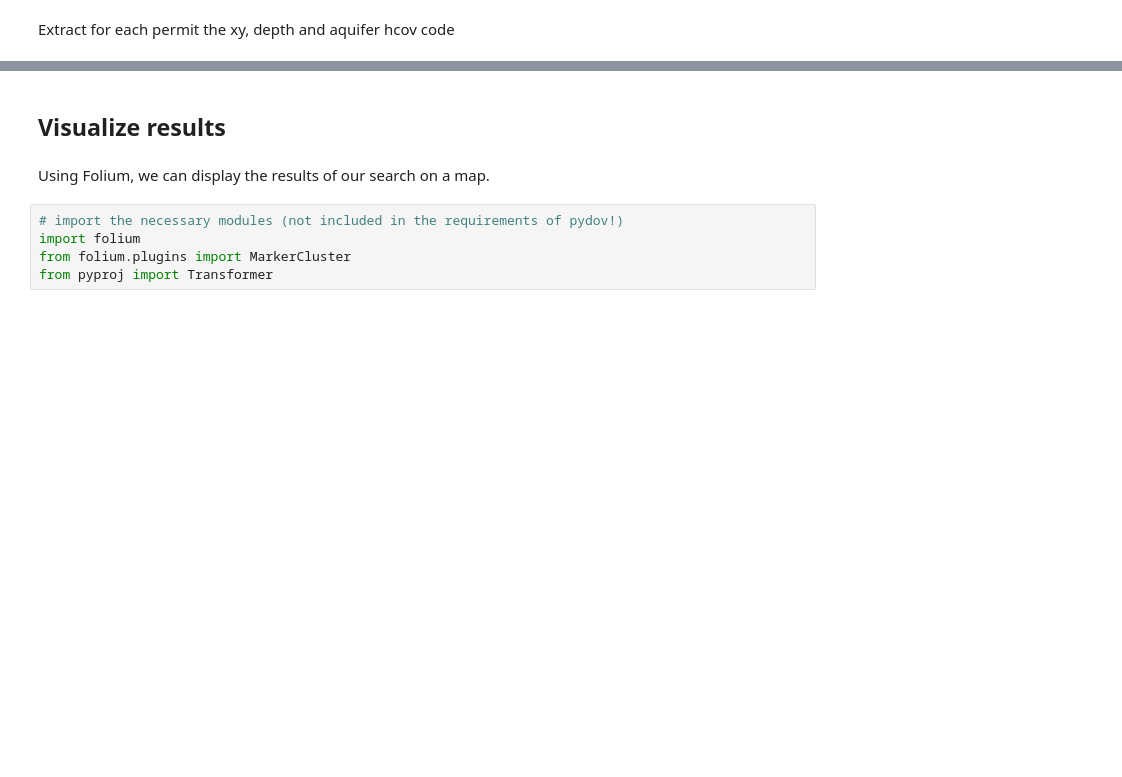
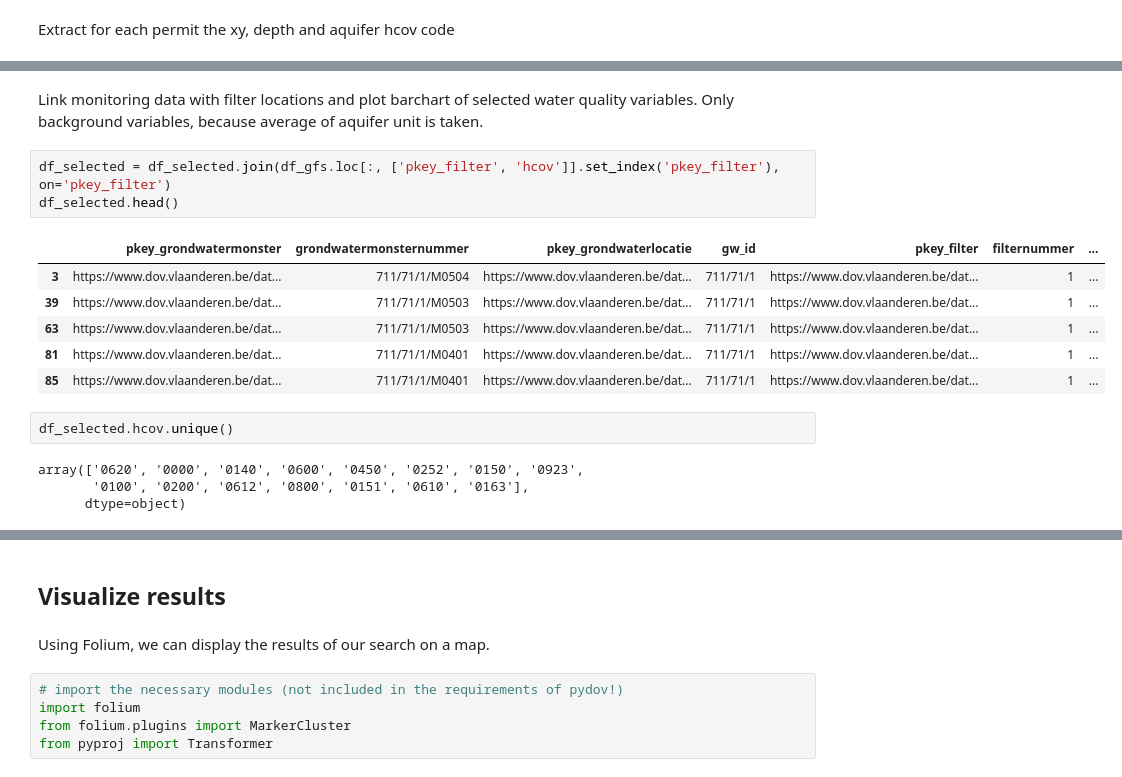
Before and after one commit to DOV-Vlaanderen/pydov, a Jupyter notebook: docs/notebooks/search_gw_permits.ipynb, the cells around one changed output, grey strips where cells are left out. Saved outputs shown, nothing was run; the diff lists cells and outputs as text; blank space fills up the shorter version.

```diff
--- a/docs/notebooks/search_gw_permits.ipynb
+++ b/docs/notebooks/search_gw_permits.ipynb
@@ -284,0 +341,18 @@ df_gfs['hcov'] = [str(x)[:4] for x in df_gfs['aquifer']]
+# %% [markdown]
+Link monitoring data with filter locations and plot barchart of selected water quality variables. Only background variables, because average of aquifer unit is taken.
+# %%
+df_selected = df_selected.join(df_gfs.loc[:, ['pkey_filter', 'hcov']].set_index('pkey_filter'), on='pkey_filter')
+df_selected.head()
+# %% [output]
+|  | pkey_grondwatermonster | grondwatermonsternummer | pkey_grondwaterlocatie | gw_id | pkey_filter | filternummer | ... |
+| 3 | https://www.dov.vlaanderen.be/dat... | 711/71/1/M0504 | https://www.dov.vlaanderen.be/dat... | 711/71/1 | https://www.dov.vlaanderen.be/dat... | 1 | ... |
+| 39 | https://www.dov.vlaanderen.be/dat... | 711/71/1/M0503 | https://www.dov.vlaanderen.be/dat... | 711/71/1 | https://www.dov.vlaanderen.be/dat... | 1 | ... |
+| 63 | https://www.dov.vlaanderen.be/dat... | 711/71/1/M0503 | https://www.dov.vlaanderen.be/dat... | 711/71/1 | https://www.dov.vlaanderen.be/dat... | 1 | ... |
+| 81 | https://www.dov.vlaanderen.be/dat... | 711/71/1/M0401 | https://www.dov.vlaanderen.be/dat... | 711/71/1 | https://www.dov.vlaanderen.be/dat... | 1 | ... |
+| 85 | https://www.dov.vlaanderen.be/dat... | 711/71/1/M0401 | https://www.dov.vlaanderen.be/dat... | 711/71/1 | https://www.dov.vlaanderen.be/dat... | 1 | ... |
+# %%
+df_selected.hcov.unique()
+# %% [output]
+array(['0620', '0000', '0140', '0600', '0450', '0252', '0150', '0923',
+       '0100', '0200', '0612', '0800', '0151', '0610', '0163'],
+      dtype=object)
```
Also changed, not shown: parts of 27 cells of this notebook.
